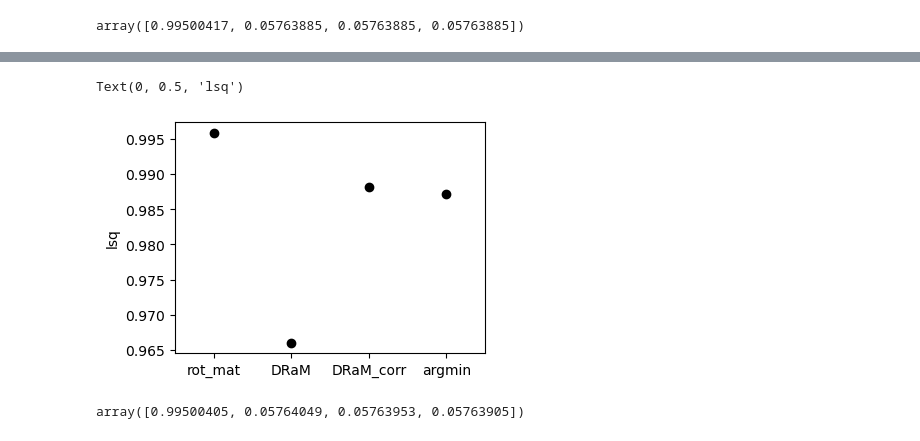
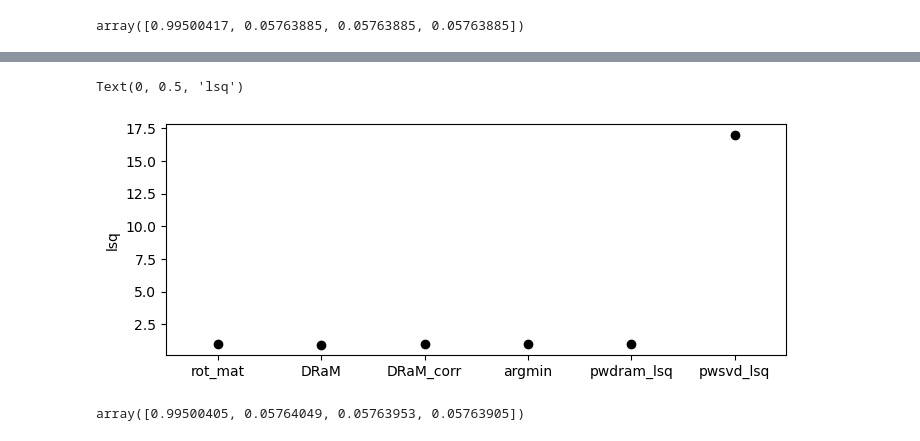
Before and after one commit to geoffwoollard/quaternion-adjugate, a Jupyter notebook: 3D pose extraction from 2D orthographic projection with DRaM.ipynb, the cells around one changed output, grey strips where cells are left out. Cells and saved outputs as stored; diff of their text form; code cells hidden in the pictures.

Commit message:
pw dram working, but pw svd not. was before

```diff
--- a/3D pose extraction from 2D orthographic projection with DRaM.ipynb
+++ b/3D pose extraction from 2D orthographic projection with DRaM.ipynb
@@ -251,0 +254,9 @@ np.float64(0.987117169777816)
+# %%
+from AdjQuat.procrustes_wasserstein import procrustes_wasserstein_2d_3d_dram, procrustes_wasserstein_2d_3d_svd
+
+transport_plan_pwdram, rotation_pwdram, logs = procrustes_wasserstein_2d_3d_dram(torch.from_numpy(xyz), torch.from_numpy(U), verbose_log=True, cost_d=2, tol=1e-6, max_iter=10)
+pwdram_lsq = utils.least_squares_4_3D(rotation_pwdram,transport_plan_pwdram @ xyz,UV)
+# %%
+transport_plan_pwsvd, rotation_pwsvd, logs = procrustes_wasserstein_2d_3d_svd(torch.from_numpy(U), torch.from_numpy(xyz), p=torch.ones(npts), q=torch.ones(npts), verbose_log=True, tol=-1, max_iter=3)
+pwsvd_lsq = utils.least_squares_4_3D(rotation_pwsvd.numpy(), xyz,UV)
+pwsvd_lsq
@@ -252,18 +320,18 @@ np.float64(0.987117169777816)
 # %%
 #Let's plot these errors to compare
 # %pylab inline
-compare_errors = [rot_mat_lsq,DRaM_lsq,DRaM_corr_lsq,argmin_lsq]
+compare_errors = [rot_mat_lsq, DRaM_lsq, DRaM_corr_lsq, argmin_lsq, pwdram_lsq, pwsvd_lsq]
 # %%
-plt.figure(figsize=(4,3))
-plt.plot([1,2,3,4],compare_errors ,'ko');
-ticks = [1,2,3,4]
-labels = ["rot_mat", "DRaM","DRaM_corr", "argmin"]
+plt.figure(figsize=(8,3))
+plt.plot([1,2,3,4,5,6],compare_errors ,'ko');
+ticks = [1,2,3,4,5,6]
+labels = ["rot_mat", "DRaM","DRaM_corr", "argmin", "pwdram_lsq", "pwsvd_lsq"]
 plt.xticks(ticks, labels)
-plt.xlim((0.5,4.5))
+plt.xlim((0.5,6.5))
 plt.ylabel('lsq')
 # %% [output]
 Text(0, 0.5, 'lsq')
-[figure, old version]
+[figure, new version]
 # %%
 #Just to check the no noise case for arg_min:
 U = UV_no_error
```
Also changed, not shown: parts of 13 cells of this notebook, 2 other files.
